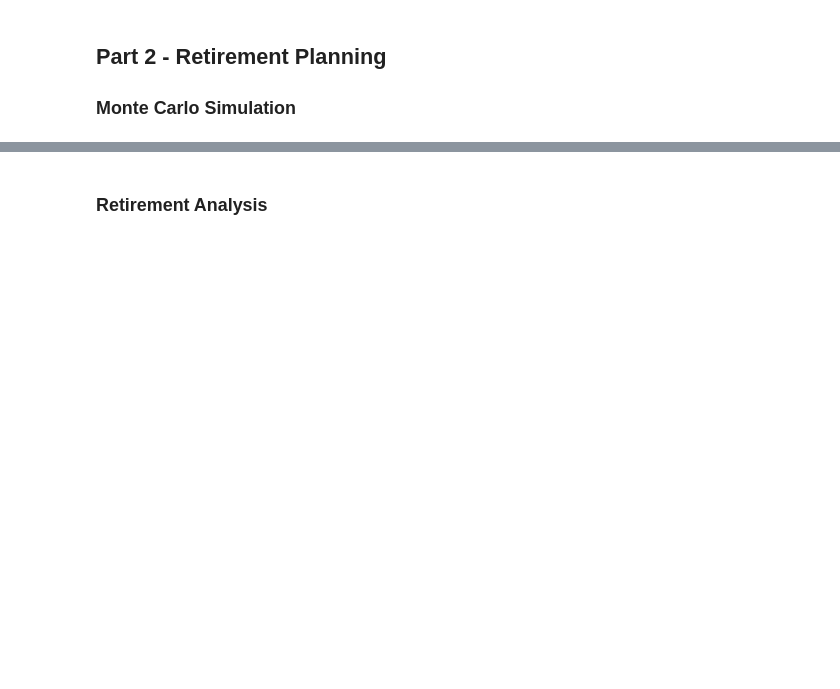
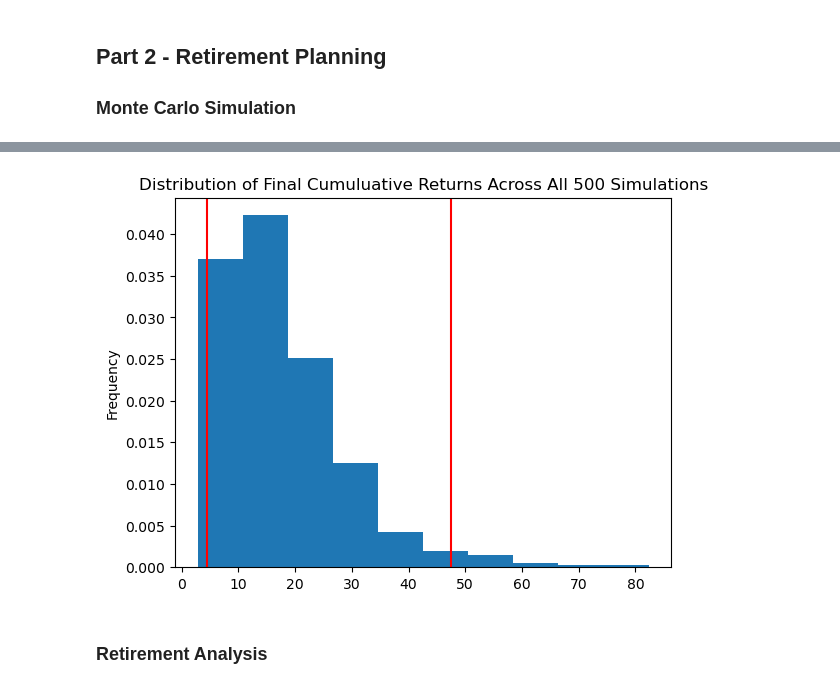
Before and after one commit to Forensicom/Bootcamp, a Jupyter notebook: InClassPracticals/Module5_APIs/financial-planner.ipynb, the cells around one changed output, grey strips where cells are left out. Cells and saved outputs as stored; diff of their text form; code cells hidden in the pictures; blank space fills up the shorter version.

```diff
--- a/InClassPracticals/Module5_APIs/financial-planner.ipynb
+++ b/InClassPracticals/Module5_APIs/financial-planner.ipynb
@@ -194,6 +261,8 @@ df_stock_data.head()
 # %%
 # Plot probability distribution and confidence intervals
-# YOUR CODE HERE!
+dist_plot = MC_thirtyyear.plot_distribution()
+# %% [output]
+[figure, added]
 # %% [markdown]
 ### Retirement Analysis
 # %%
```
Also changed, not shown: parts of 21 cells of this notebook.
